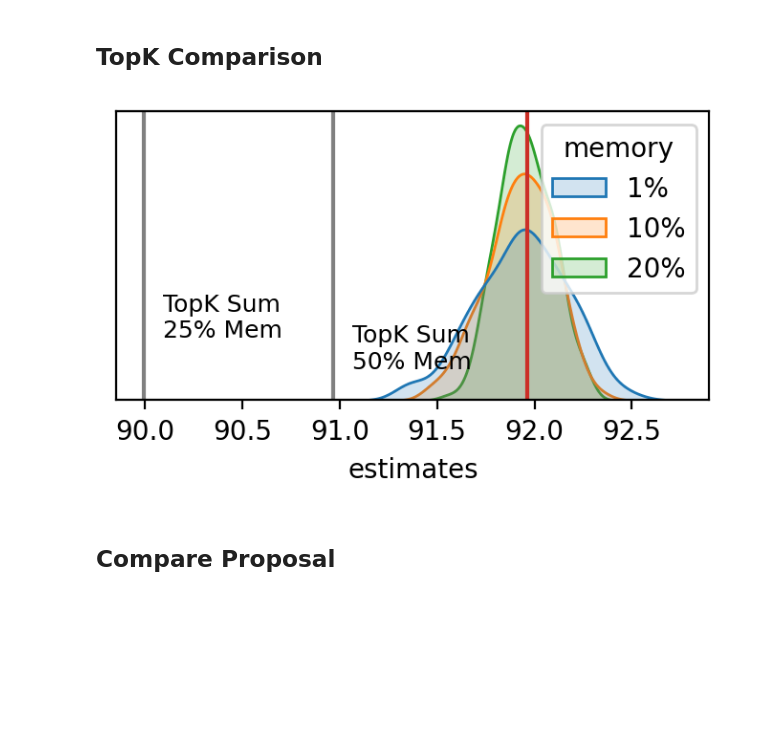
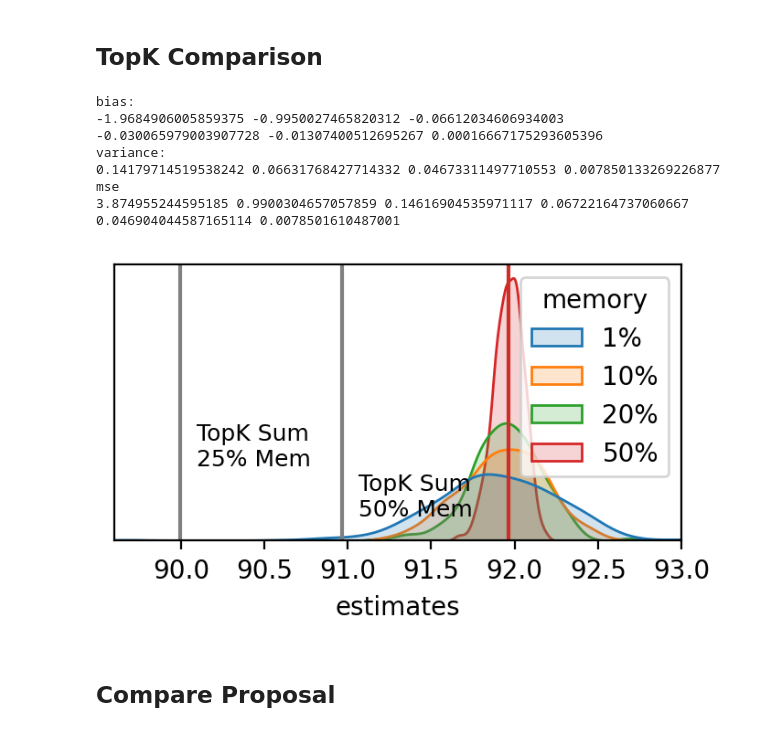
Before and after one commit to FranxYao/RDP, a Jupyter notebook: src/visualization/sampled_crf_real_model.ipynb, the cells around one changed output. Cells and saved outputs as stored; diff of their text form; code cells hidden in the pictures; blank space fills up the shorter version.

```diff
--- a/src/visualization/sampled_crf_real_model.ipynb
+++ b/src/visualization/sampled_crf_real_model.ipynb
@@ -67,7 +70,7 @@ Processing sentence
 Padding to max sentence length 18
 Padding to max bow length 9
 # %%
-ckpt_path = '../models/gpt2net_test/state_matrix_e0_b400.pt'
+ckpt_path = '../../models/gpt2net_test/state_matrix_e0_b400.pt'
 ckpt = torch.load(ckpt_path)
 
 state_matrix_l = ckpt['state_matrix_norm']
@@ -244,10 +389,16 @@ compare_mem(state_matrix_l, transition_l, emission_l, x_lens_l, N)
 # %% [markdown]
 ## TopK Comparison
 # %%
-N=200
-compare_topk(state_matrix_l, transition_l, emission_l, x_lens_l, N)
+N=500
+compare_topk(state_matrix_l, transition_l, emission_l, x_lens_l, N, xlim=[89.6, 93])
 # %% [output]
+bias:
+-1.9684906005859375 -0.9950027465820312 -0.06612034606934003 -0.030065979003907728 -0.01307400512695267 0.00016667175293605396
+variance:
+0.14179714519538242 0.06631768427714332 0.04673311497710553 0.007850133269226877
+mse
+3.874955244595185 0.9900304657057859 0.14616904535971117 0.06722164737060667 0.046904044587165114 0.0078501610487001
-[figure, old version]
+[figure, new version]
 # %% [markdown]
 ## Compare Proposal
 # %%
```
Also changed, not shown: parts of 28 cells of this notebook, 9 other files.
